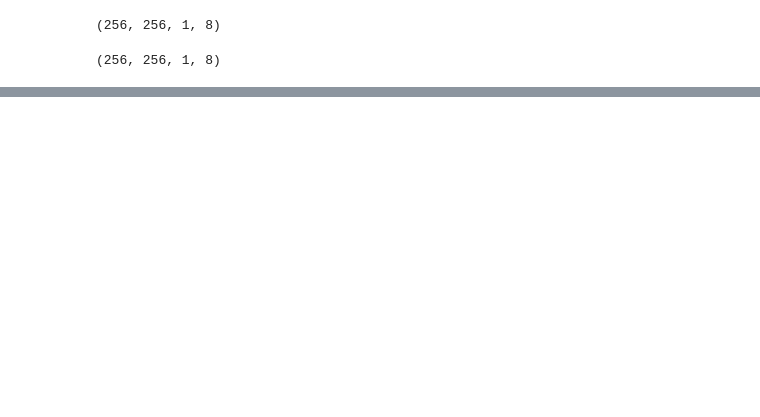
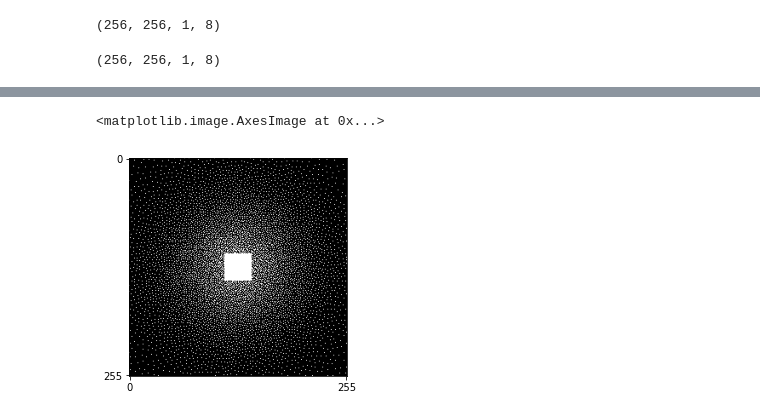
Before and after one commit to gopal-nataraj/bart-webinars, a Jupyter notebook: webinar4/demo.ipynb, the cells around one changed output, grey strips where cells are left out. Saved outputs shown, nothing was run; the diff lists cells and outputs as text; code cells hidden in the pictures; blank space fills up the shorter version.

```diff
--- a/webinar4/demo.ipynb
+++ b/webinar4/demo.ipynb
@@ -35,0 +34,16 @@ ax.imshow(abs(im_ful_rss))
+# %%
+# construct poisson-disk undersampling mask
+acc_y = 1.5
+acc_z = 1.5
+calib_dim = 32
+mask_args = (nkyz, nkyz, acc_y, acc_z, calib_dim)
+mask = bart.bart(1, 'poisson -Y {} -Z {} -y {} -z {} -C {} -v'.format(*mask_args))
+mask = mask.reshape(nkyz, nkyz)
+
+_, ax = plt.subplots()
+ax.set_xticks([0, nkyz-1])
+ax.set_yticks([0, nkyz-1])
+ax.imshow(abs(mask), cmap='gray')
+# %% [output]
+<matplotlib.image.AxesImage at 0x...>
+[figure, added]
```
Also changed, not shown: parts of 5 cells of this notebook.
